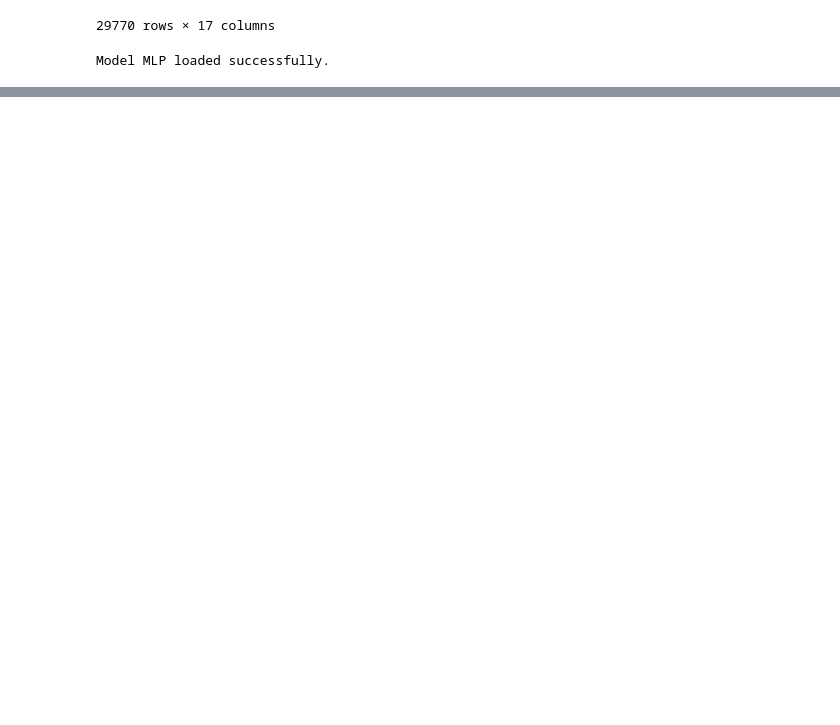
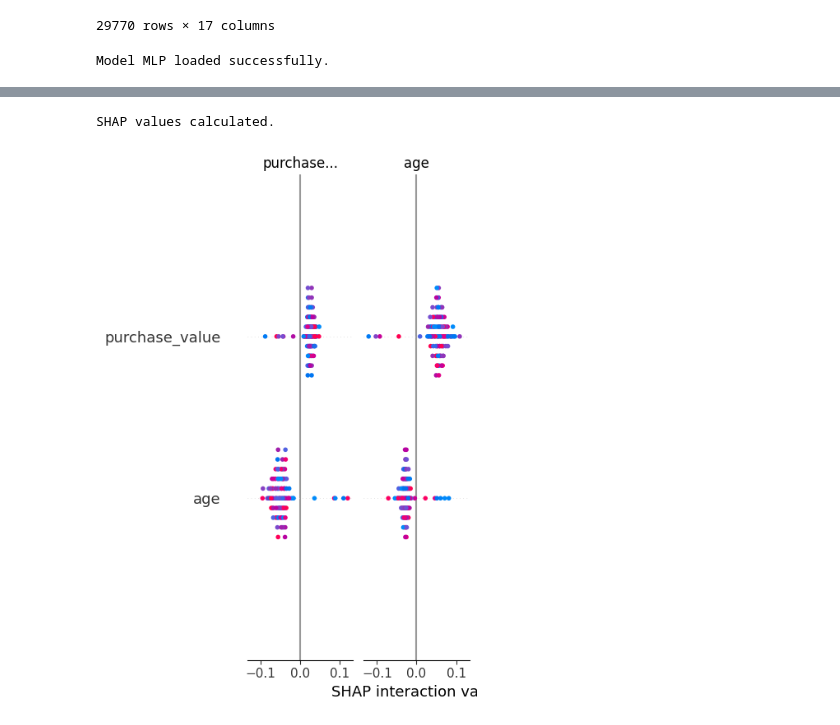
Before and after one commit to Marta233/Fraud_Detection, a Jupyter notebook: notebook/model_interpritability.ipynb, the cells around one changed output, grey strips where cells are left out. Cells and saved outputs as stored; diff of their text form; code cells hidden in the pictures; blank space fills up the shorter version.

```diff
--- a/notebook/model_interpritability.ipynb
+++ b/notebook/model_interpritability.ipynb
@@ -90,3 +74,19 @@ trainer.plot_shap_summary(shap_values, X_test)
+# %%
+# Example usage
+shap_values, sampled_indices = trainer.calculate_shap_values(X_test, sample_size=100)
+
+# Plot SHAP summary
+if isinstance(shap_values, list):
+    shap_values_to_plot = shap_values[1]  # Select the SHAP values for a specific class
+else:
+    shap_values_to_plot = shap_values
+# %% [output]
+SHAP values calculated.
+# %%
+# Ensure the X_test passed to plot uses the same sampled indices
+trainer.plot_shap_summary(shap_values_to_plot, X_test.loc[sampled_indices])
+# %% [output]
+[figure, added]
 # %%
 
 # Plot Force Plot for the first instance
```
Also changed, not shown: parts of 7 cells of this notebook.
